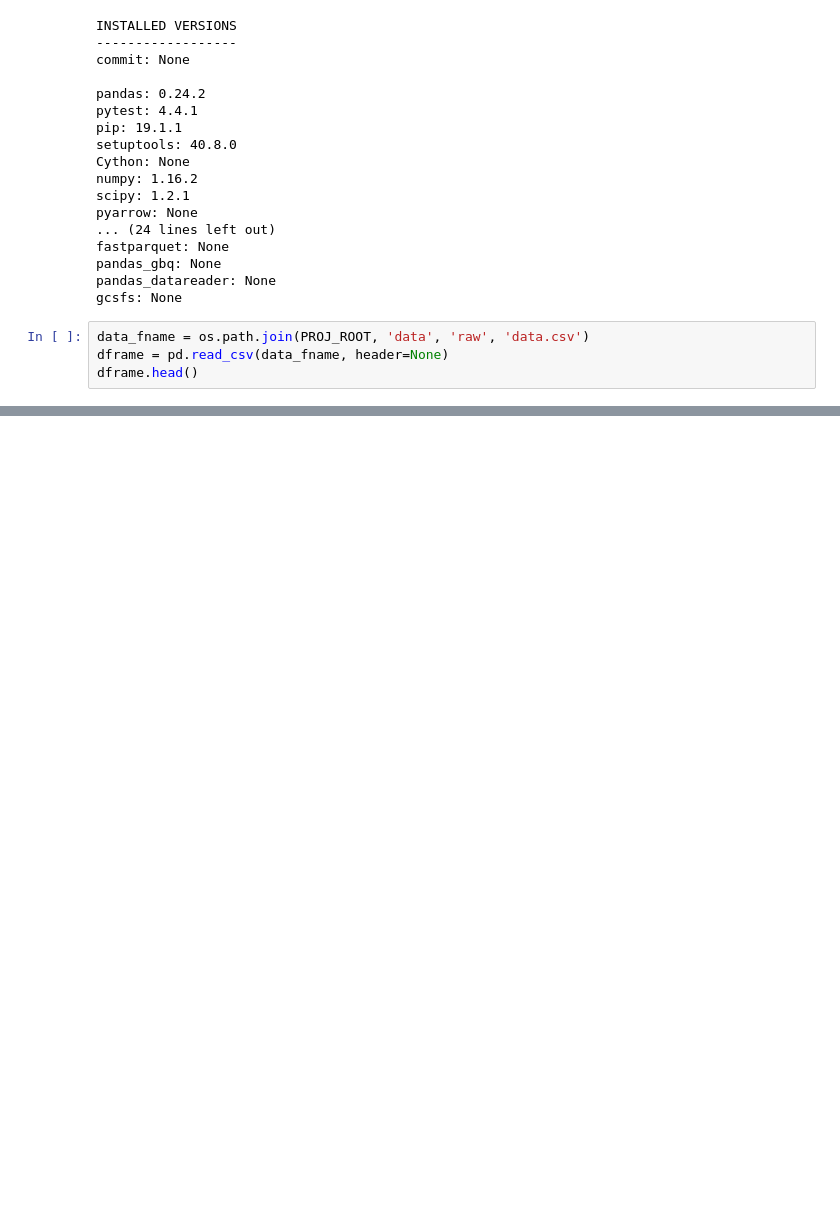
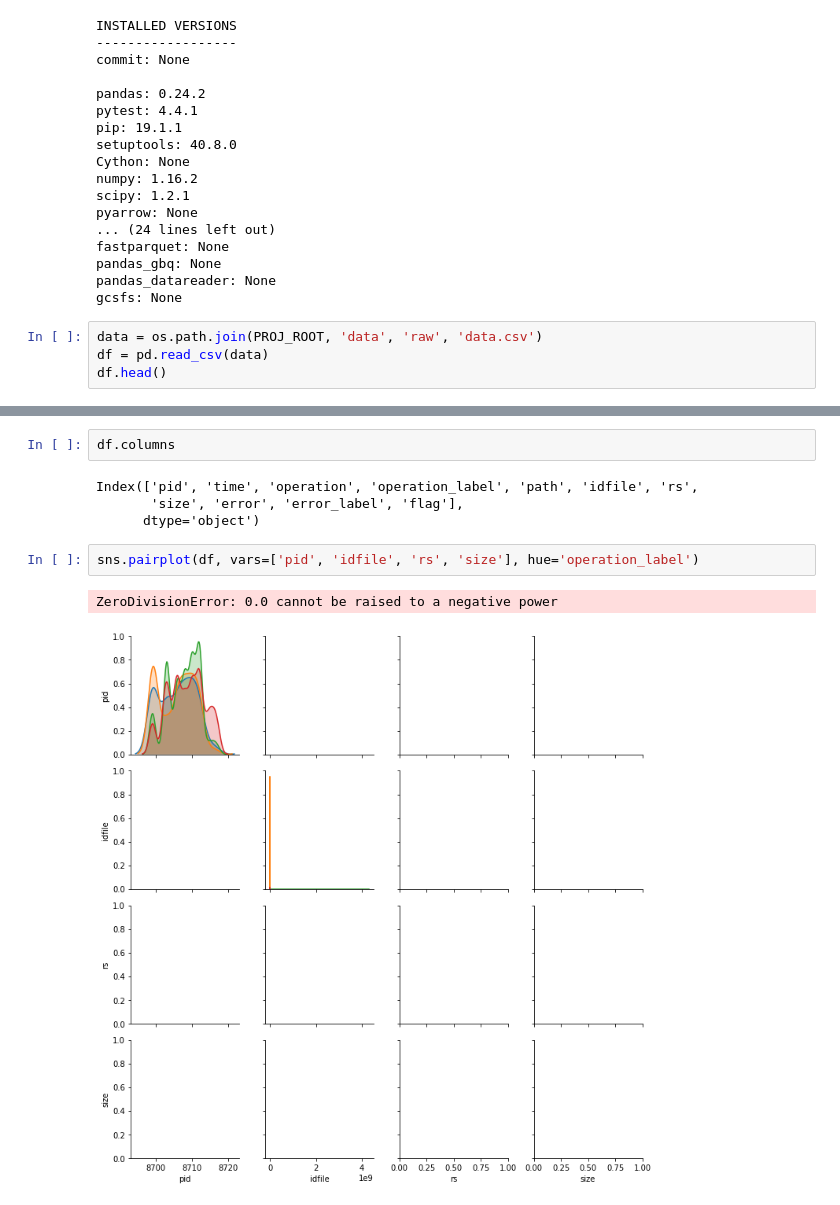
Before and after one commit to YlmRdm/mlio, a Jupyter notebook: notebooks/00-initial-exploration.ipynb, the cells around one changed output, grey strips where cells are left out. Drawn from its saved outputs; the diff is of its cells as text; blank space fills up the shorter version.

```diff
--- a/notebooks/00-initial-exploration.ipynb
+++ b/notebooks/00-initial-exploration.ipynb
@@ -50,7 +50,7 @@ pandas_gbq: None
 pandas_datareader: None
 gcsfs: None
 # %%
-data_fname = os.path.join(PROJ_ROOT, 'data', 'raw', 'data.csv')
-dframe = pd.read_csv(data_fname, header=None)
-dframe.head()
+data = os.path.join(PROJ_ROOT, 'data', 'raw', 'data.csv')
+df = pd.read_csv(data)
+df.head()
 # %% [output]
@@ -57,0 +63,11 @@ ParserError: Error tokenizing data. C error: Expected 1 fields in line 75, saw 7
+# %%
+df.columns
+# %% [output]
+Index(['pid', 'time', 'operation', 'operation_label', 'path', 'idfile', 'rs',
+       'size', 'error', 'error_label', 'flag'],
+      dtype='object')
+# %%
+sns.pairplot(df, vars=['pid', 'idfile', 'rs', 'size'], hue='operation_label')
+# %% [output]
+ZeroDivisionError: 0.0 cannot be raised to a negative power
+[figure, added]
```
Also changed, not shown: parts of 1 cell of this notebook, 7 other files.
